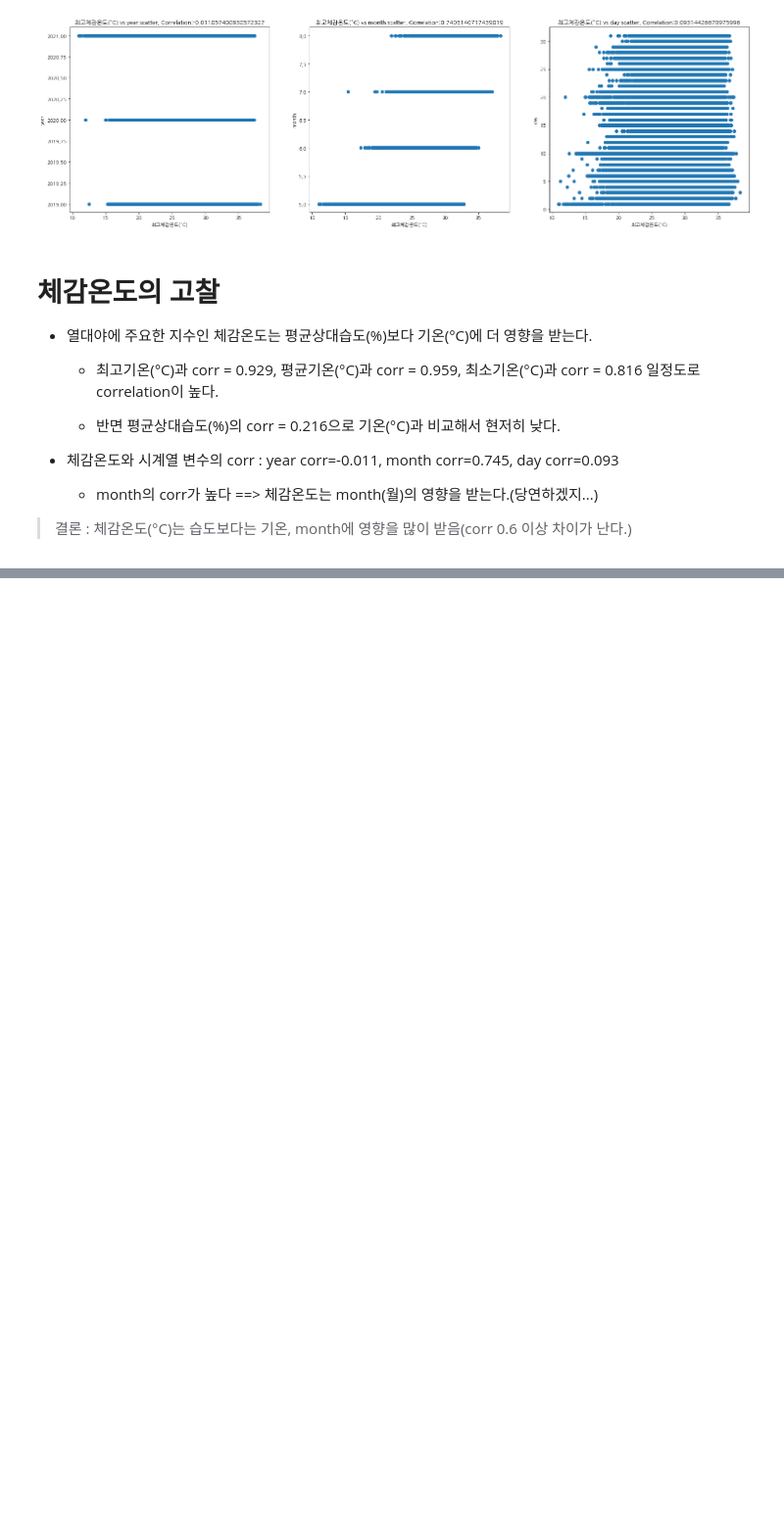
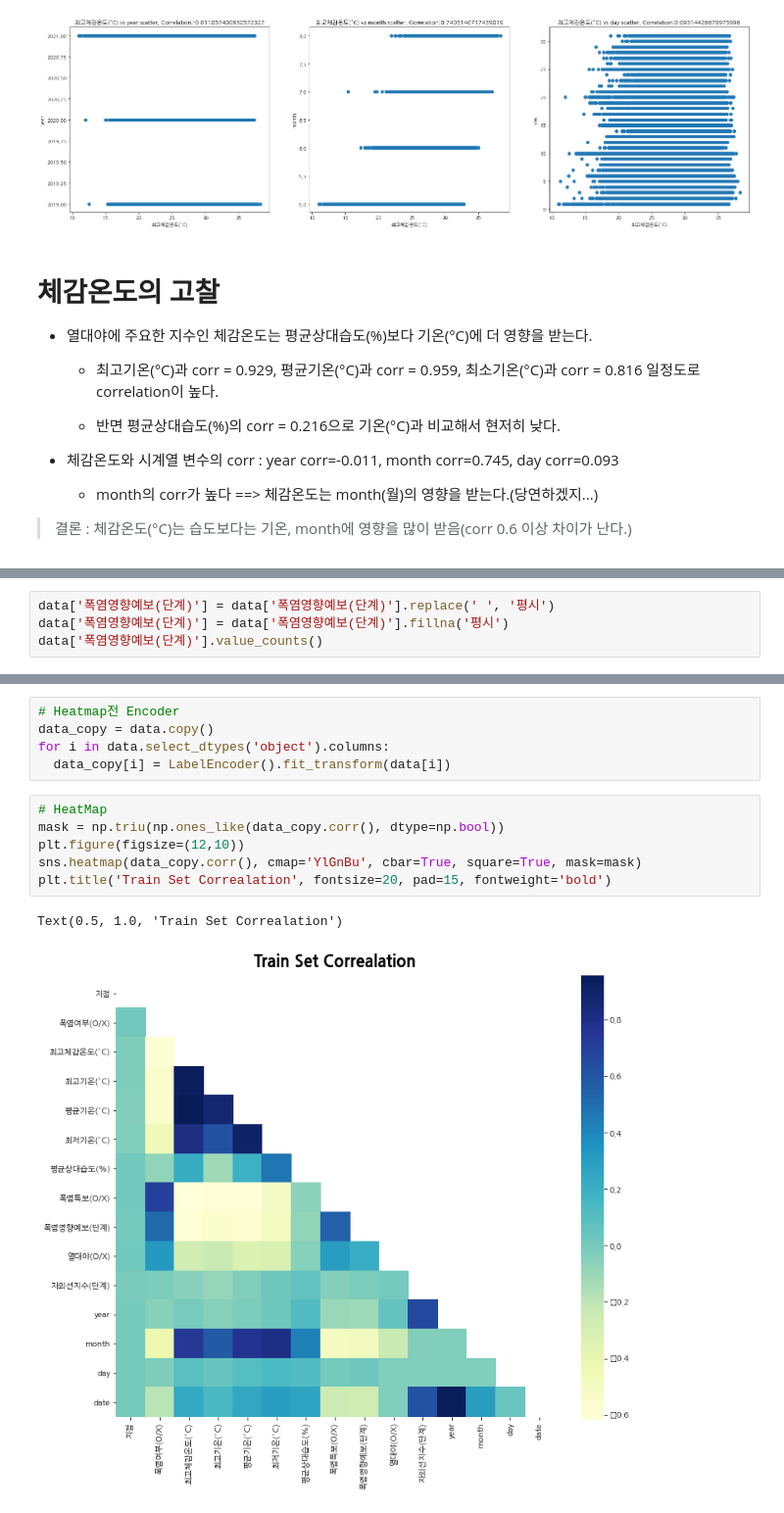
Before and after one commit to O-Kpy/Project, a Jupyter notebook: 기상데이터(폭염)_데이터분석(project2).ipynb, the cells around one changed output, grey strips where cells are left out. Shown at 98% size. Saved outputs shown, nothing was run; the diff lists cells and outputs as text; blank space fills up the shorter version.

```diff
--- a/기상데이터(폭염)_데이터분석(project2).ipynb
+++ b/기상데이터(폭염)_데이터분석(project2).ipynb
@@ -471,0 +439,4 @@ for j, i in enumerate(['year', 'month', 'day']):
+# %%
+data['폭염영향예보(단계)'] = data['폭염영향예보(단계)'].replace(' ', '평시')
+data['폭염영향예보(단계)'] = data['폭염영향예보(단계)'].fillna('평시')
+data['폭염영향예보(단계)'].value_counts()
@@ -471,0 +477,14 @@ for j, i in enumerate(['year', 'month', 'day']):
+# %%
+# Heatmap전 Encoder
+data_copy = data.copy()
+for i in data.select_dtypes('object').columns:
+  data_copy[i] = LabelEncoder().fit_transform(data[i])
+# %%
+# HeatMap
+mask = np.triu(np.ones_like(data_copy.corr(), dtype=np.bool))
+plt.figure(figsize=(12,10))
+sns.heatmap(data_copy.corr(), cmap='YlGnBu', cbar=True, square=True, mask=mask)
+plt.title('Train Set Correalation', fontsize=20, pad=15, fontweight='bold')
+# %% [output]
+Text(0.5, 1.0, 'Train Set Correalation')
+[figure, added]
```
Also changed, not shown: parts of 40 cells of this notebook.
